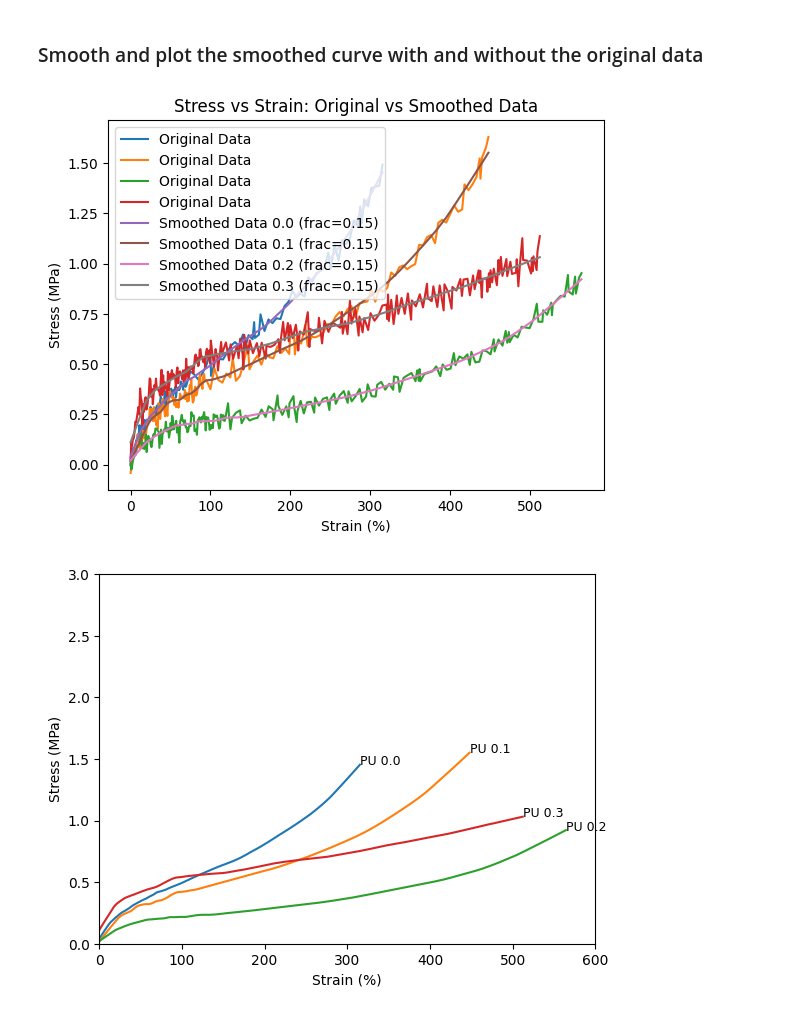
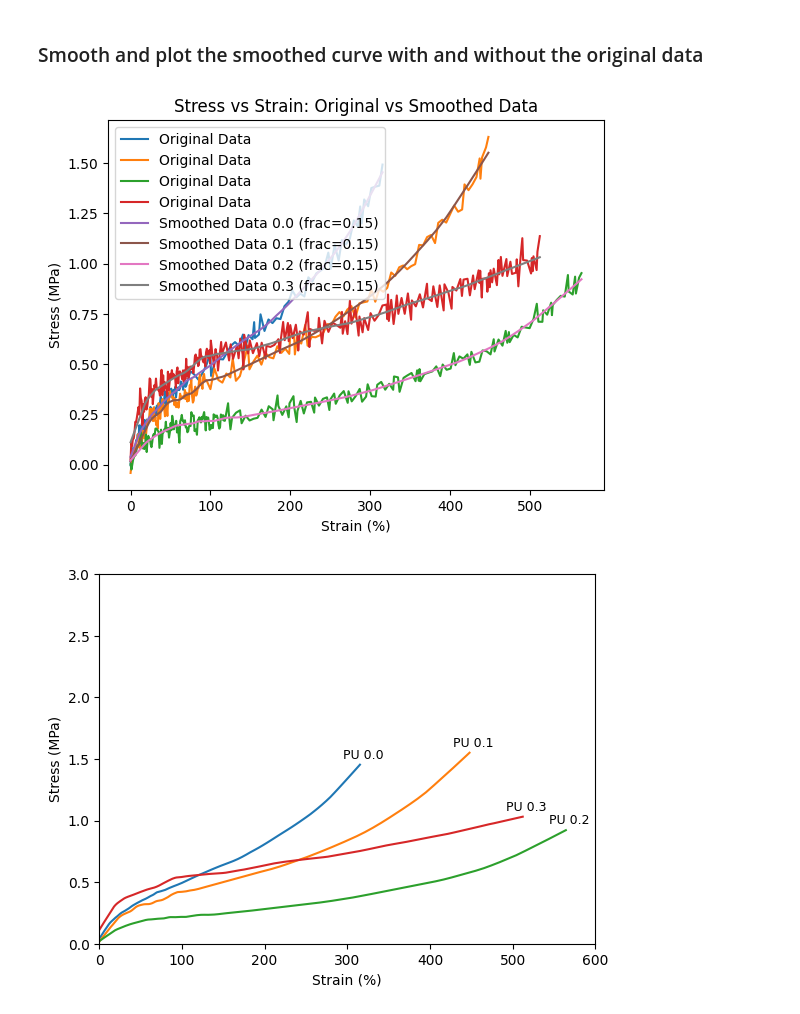
Before and after one commit to JHU-Kessler-Group/GraftedHybridLatexPaper, a Jupyter notebook: Figure2.ipynb, the cells around one changed output. Saved outputs shown, nothing was run; the diff lists cells and outputs as text; code cells hidden in the pictures.

```diff
--- a/Figure2.ipynb
+++ b/Figure2.ipynb
@@ -141,35 +141,43 @@ sns.lineplot(x='Strain (%)',
 
 sns.lineplot(x='Strain (%)',
              y='Stress (MPa)',
              data=smoothed2_data,
              label=f'Smoothed Data 0.2 (frac={smooth_level})')
 
 sns.lineplot(x='Strain (%)',
              y='Stress (MPa)',
              data=smoothed3_data,
              label=f'Smoothed Data 0.3 (frac={smooth_level})')
 
 plt.title('Stress vs Strain: Original vs Smoothed Data')
 plt.legend() # Show legend to distinguish the lines
 plt.show()
 
 # Create the second plot without legend
 sns.lineplot(x='Strain (%)', y='Stress (MPa)', data=smoothed0_data, color=sns.color_palette()[0])
 sns.lineplot(x='Strain (%)', y='Stress (MPa)', data=smoothed1_data, color=sns.color_palette()[1])
 sns.lineplot(x='Strain (%)', y='Stress (MPa)', data=smoothed2_data, color=sns.color_palette()[2])
 sns.lineplot(x='Strain (%)', y='Stress (MPa)', data=smoothed3_data, color=sns.color_palette()[3])
 
 plt.ylim(0, 3)
 plt.xlim(0, 600)
 
 # Add labels to the end of each curve
-plt.text(smoothed0_data['Strain (%)'].iloc[-1], smoothed0_data['Stress (MPa)'].iloc[-1], 'PU 0.0', fontsize=9)
-plt.text(smoothed1_data['Strain (%)'].iloc[-1], smoothed1_data['Stress (MPa)'].iloc[-1], 'PU 0.1', fontsize=9)
-plt.text(smoothed2_data['Strain (%)'].iloc[-1], smoothed2_data['Stress (MPa)'].iloc[-1], 'PU 0.2', fontsize=9)
-plt.text(smoothed3_data['Strain (%)'].iloc[-1], smoothed3_data['Stress (MPa)'].iloc[-1], 'PU 0.3', fontsize=9)
+smoothed_lowess_dataframes = {
+    'PU 0.0': smoothed0_data,
+    'PU 0.1': smoothed1_data,
+    'PU 0.2': smoothed2_data,
+    'PU 0.3': smoothed3_data
+}
+
+for sample_name, df_smoothed in smoothed_lowess_dataframes.items():
+    # Find the last point of each smoothed curve
+    last_point = df_smoothed.iloc[-1]
+    # Add a small vertical offset to the label's y-position and horizontal offset to the x-position
+    plt.text(last_point['Strain (%)'] - 20, last_point['Stress (MPa)'] + 0.05, sample_name, fontsize=9) # Added horizontal offset
 
 
 plt.show()
 # %% [output]
 [figure]
-[figure, old version]
+[figure, new version]
```
Also changed, not shown: parts of 4 cells of this notebook.
